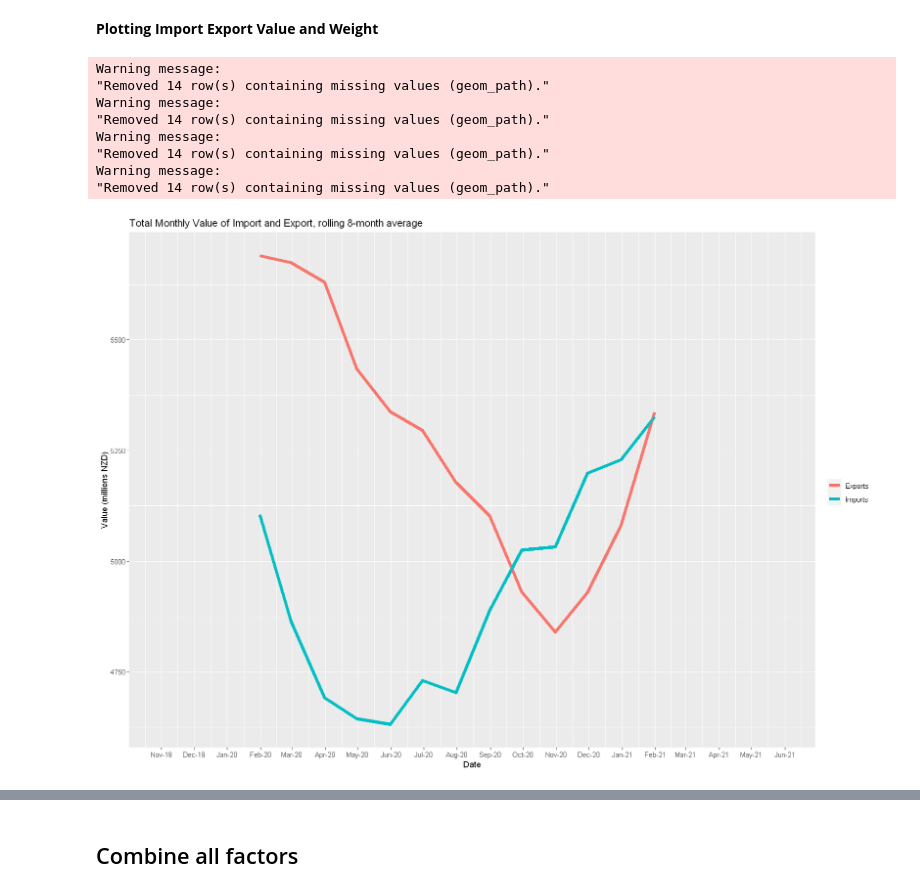
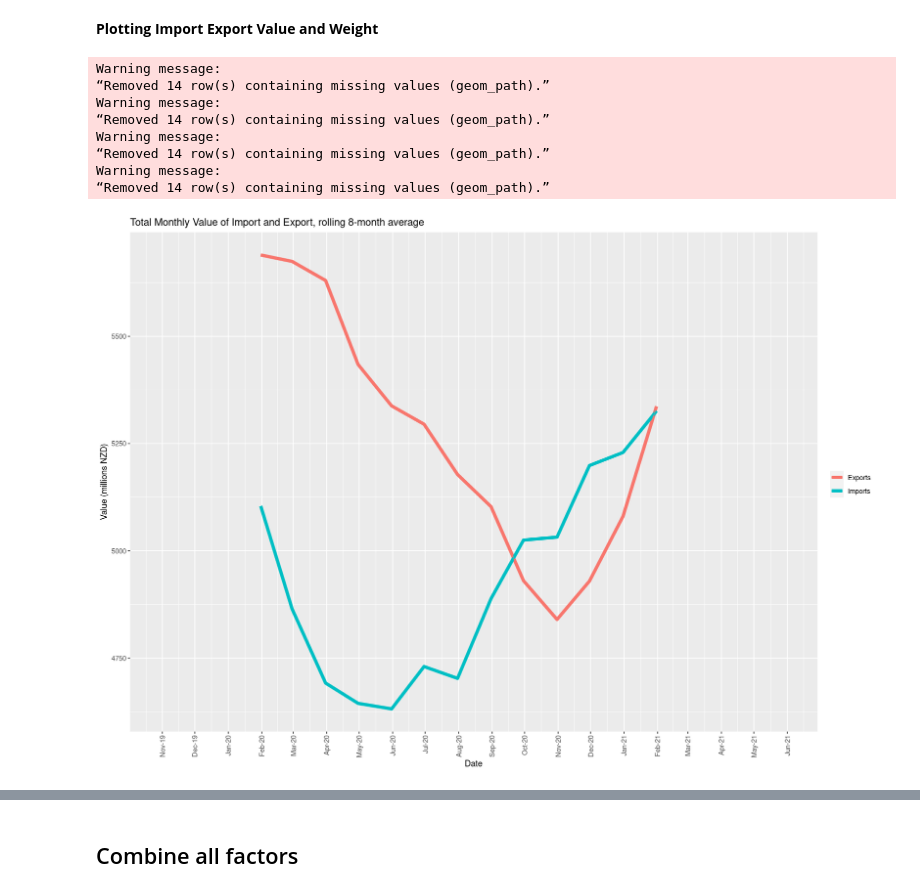
Before and after one commit to oscar-toohey/DATA201-group-project, a Jupyter notebook: Notebook_Final.ipynb, the cells around one changed output, grey strips where cells are left out. Drawn from its saved outputs; the diff is of its cells as text; code cells hidden in the pictures.

Commit message:
fixed merged x-axis on ImpExp Graphs

```diff
--- a/Notebook_Final.ipynb
+++ b/Notebook_Final.ipynb
@@ -425,7 +443,8 @@ ImpExp_Value_plot <- ImpExp_Value_df %>% filter(Period > startDate) %>%
     mutate(RA_Value = rollmean(value, k=8, fill=NA)) %>%
     ggplot(mapping = aes(x = Period, y = RA_Value, colour = trade)) + geom_line(lwd=2) +
     ggtitle("Total Monthly Value of Import and Export, rolling 8-month average") +
-    ylab("Value (millions NZD)") + xlab("Date") + theme(legend.title = element_blank()) +
+    ylab("Value (millions NZD)") + xlab("Date") +
+    theme(legend.title = element_blank(), axis.text.x = element_text(angle = 90, vjust = 0.5, hjust=1)) +
     geom_line() +
     scale_x_date(date_breaks = "months" , date_labels = "%b-%y")
 
@@ -436,24 +455,24 @@ ImpExp_Weight_plot <- ImpExp_Weight_df %>% filter(Period > startDate) %>%
     ggplot(mapping = aes(x = Period, y = RA_Value, colour = ImEx)) + geom_line(lwd=2) +
     ggtitle("Total Monthly Weight of Import and Export, rolling 8-month average") +
     ylab("Weight (thousands of tonnes)") + xlab("Date") +
-    theme(legend.title = element_blank()) +
+    theme(legend.title = element_blank(), axis.text.x = element_text(angle = 90, vjust = 0.5, hjust=1)) +
     geom_line() +
     scale_x_date(date_breaks = "months" , date_labels = "%b-%y")
 # %%
 # Show Plots
 ImpExp_Value_plot
 ImpExp_Weight_plot
 
 # Save Plots
-# savePlot("ImpExp_Weight.png", ImpExp_Weight_plot)
-# savePlot("ImpExp_Value.png", ImpExp_Value_plot)
+savePlot("ImpExp_Weight.png", ImpExp_Weight_plot)
+savePlot("ImpExp_Value.png", ImpExp_Value_plot)
 # %% [output]
 Warning message:
-"Removed 14 row(s) containing missing values (geom_path)."
+“Removed 14 row(s) containing missing values (geom_path).”
 Warning message:
-"Removed 14 row(s) containing missing values (geom_path)."
+“Removed 14 row(s) containing missing values (geom_path).”
 Warning message:
-"Removed 14 row(s) containing missing values (geom_path)."
+“Removed 14 row(s) containing missing values (geom_path).”
 Warning message:
-"Removed 14 row(s) containing missing values (geom_path)."
+“Removed 14 row(s) containing missing values (geom_path).”
-[figure, old version]
+[figure, new version]
```
Also changed, not shown: parts of 9 cells of this notebook, 4 other files.
